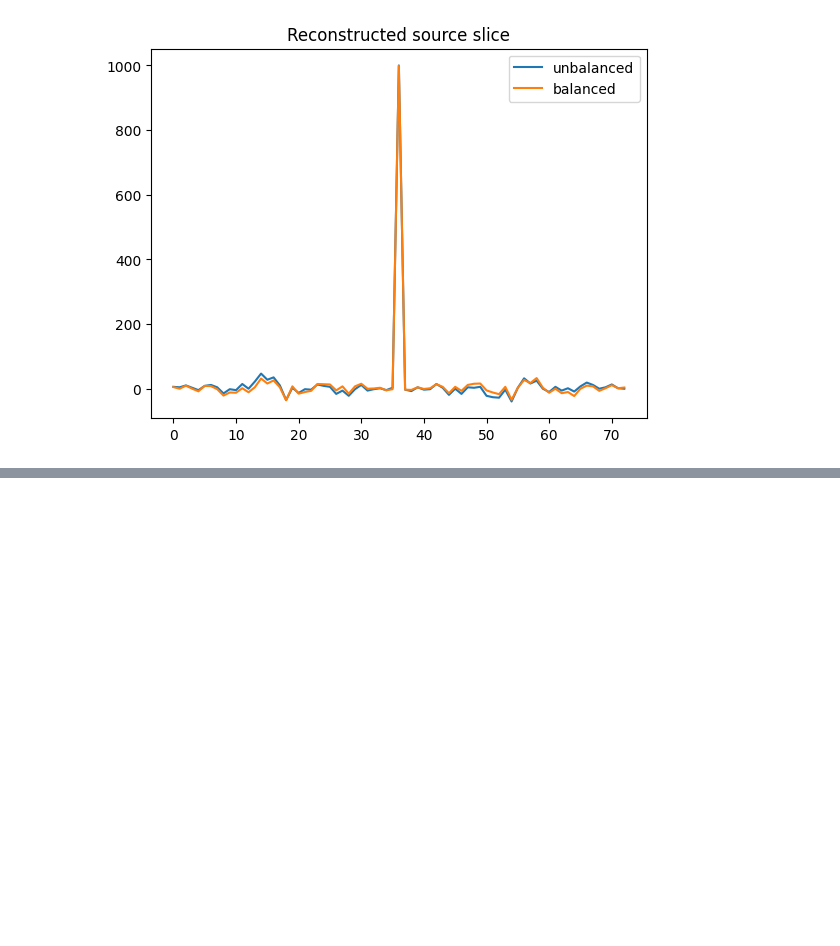
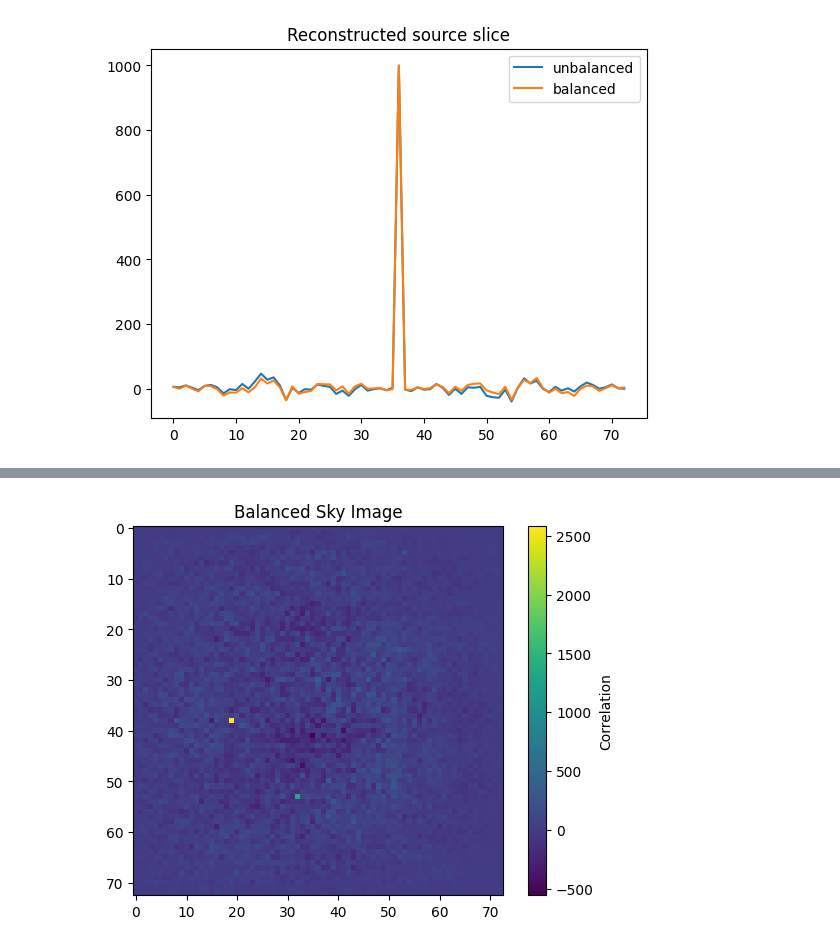
Before and after one commit to peppedilillo/masks, a Jupyter notebook: notebooks/13_pcfov_2d.ipynb, the cells around one changed output, grey strips where cells are left out. Saved outputs shown, nothing was run; the diff lists cells and outputs as text; code cells hidden in the pictures; blank space fills up the shorter version.

```diff
--- a/notebooks/13_pcfov_2d.ipynb
+++ b/notebooks/13_pcfov_2d.ipynb
@@ -125,0 +181,8 @@ plt.show()
+# %%
+fig, ax = plt.subplots(1, 1)
+c0 = ax.imshow(balanced)
+fig.colorbar(c0, ax=ax, label="Correlation")
+ax.set_title("Balanced Sky Image")
+plt.show()
+# %% [output]
+[figure, added]
```
Also changed, not shown: parts of 12 cells of this notebook.
